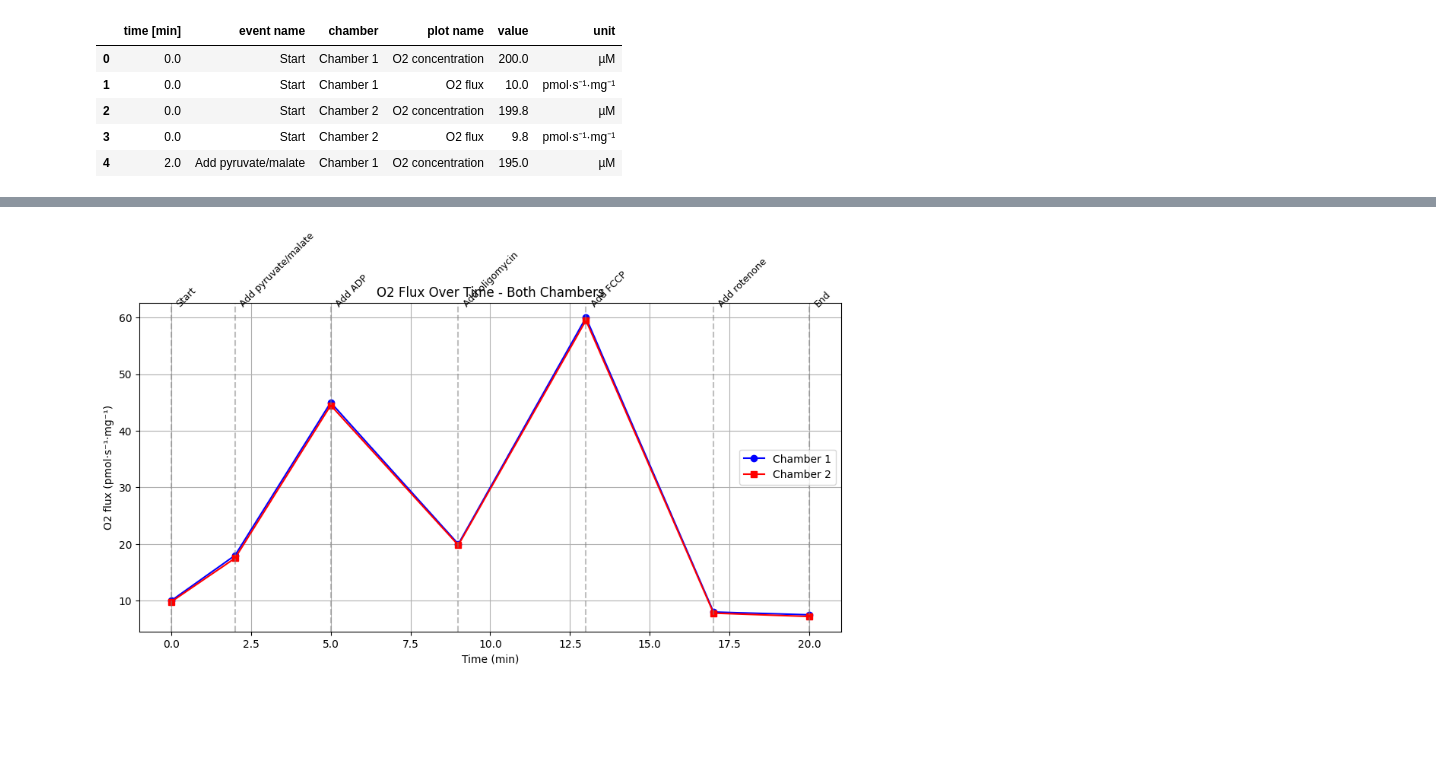
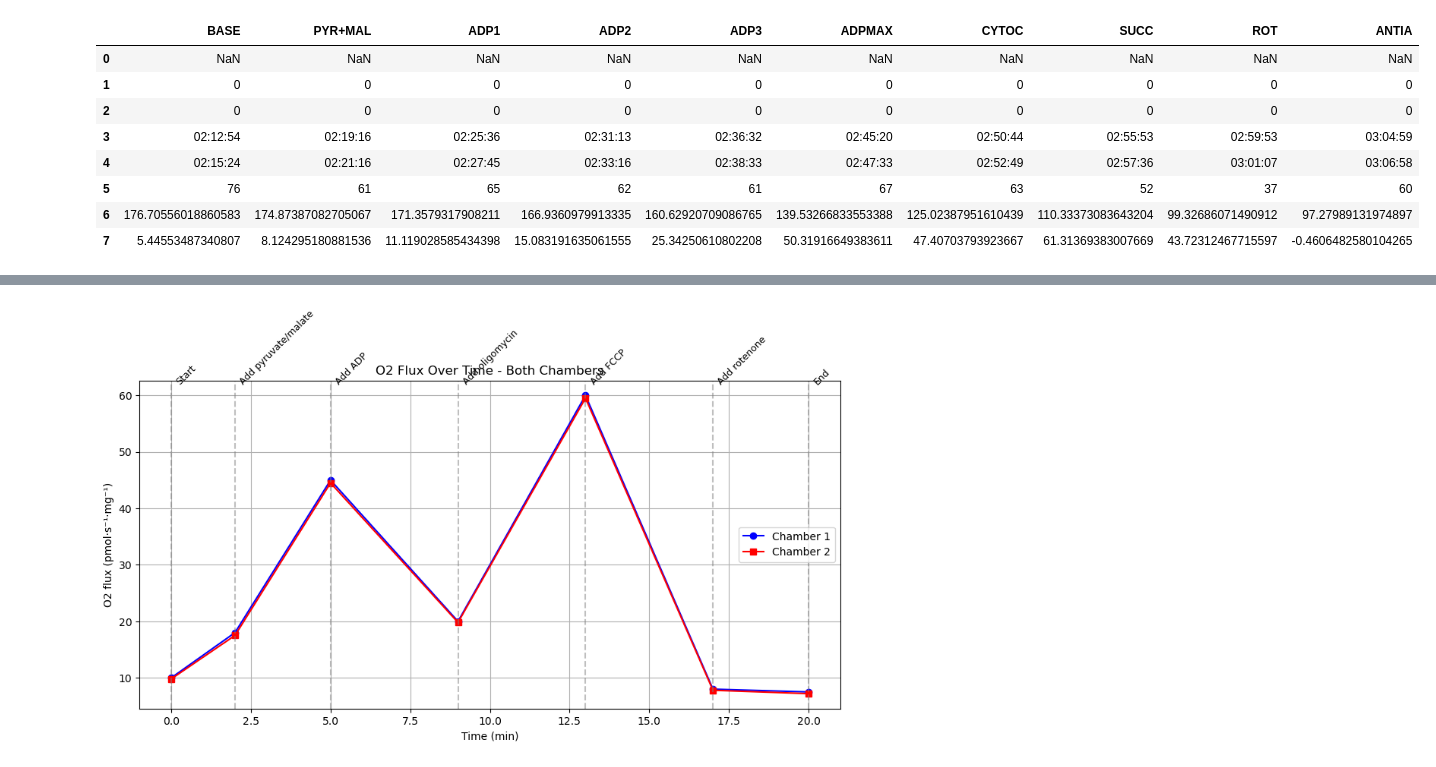
Before and after one commit to Ldincer36/o2kworkflow, a Jupyter notebook: notebooks/01_explore_datlab.ipynb, the cells around one changed output, grey strips where cells are left out. Drawn from its saved outputs; the diff is of its cells as text; code cells hidden in the pictures; blank space fills up the shorter version.

```diff
--- a/notebooks/01_explore_datlab.ipynb
+++ b/notebooks/01_explore_datlab.ipynb
@@ -2,6 +2,71 @@
 import pandas as pd
 import matplotlib.pyplot as plt
 # %%
-df = pd.read_csv("../data/o2k_sample_export.csv")
-df.head()
+#df = pd.read_csv("../data/trial_1.csv", sep="\t", skiprows=1)
+
+
+#df2 = pd.read_csv("../data/trial_1.csv", sep="\t")
+#df2 = df.drop(df.columns[0,1], axis=1)
+'''
+Need to check for anti mysin in event name for a different baseline
+'''
+"""
+with open("../data/trial_1.csv") as f:
+    for i, line in enumerate(f):
+        print(i, line)
+        """
+df = pd.read_csv(
+    "../data/trial_1.csv",
+    sep="\t",
+    skiprows=1
+)
+
+df = df.iloc[:, 9: -1]
+
+
+print(df.columns)
+
+df.columns = df.columns.str.strip()
+df = df.iloc[:-1]
+display(df)
+"""
+if 'ANTIA' in df.columns:
+    print("ANTIA column exists")
+    baseline = df.iloc[7, -1]
+    print(baseline)
+print(df.loc[7])
+"""
+# Find a column related to anti-mysin (case-insensitive, tolerant of variations)
+anti_candidates = df.columns[df.columns.str.upper().str.contains("ANTI|MYSIN")]
+if len(anti_candidates) > 0:
+    anti_col = anti_candidates[0]
+    print(f"Using anti-mysin column: {anti_col}")
+else:
+    anti_col = None
+    print("No anti-mysin column found; will fall back to last column as baseline.")
+
+# Choose baseline column (anti_col if found, otherwise last column)
+baseline_col = anti_col if anti_col is not None else df.columns[-1]
+row_idx_position = 7
+if row_idx_position >= len(df):
+    raise IndexError(f"Requested row position {row_idx_position} is out of range for dataframe with {len(df)} rows.")
+
+# get baseline value (coerce to numeric)
+baseline_value = pd.to_numeric(df.iloc[row_idx_position][baseline_col], errors="coerce")
+if pd.isna(baseline_value):
+    raise ValueError(f"Baseline value at row {row_idx_position}, col '{baseline_col}' is not numeric or is missing.")
+
+print("Baseline value:", baseline_value)
+
+row_numeric = df.iloc[row_idx_position].apply(pd.to_numeric, errors="coerce")
+new_row = row_numeric - baseline_value
+
+# name the new row and append it
+new_row.name = "baseline_subtracted"
+# assign directly (works even if existing index is integers)
+df.loc[new_row.name] = new_row
+
+
+# show result
+display(df.tail(10))
 # %% [output]
@@ -8,6 +76,9 @@ df.head()
-|  | time [min] | event name | chamber | plot name | value | unit |
-| 0 | 0.0 | Start | Chamber 1 | O2 concentration | 200.0 | µM |
-| 1 | 0.0 | Start | Chamber 1 | O2 flux | 10.0 | pmol·s⁻¹·mg⁻¹ |
-| 2 | 0.0 | Start | Chamber 2 | O2 concentration | 199.8 | µM |
-| 3 | 0.0 | Start | Chamber 2 | O2 flux | 9.8 | pmol·s⁻¹·mg⁻¹ |
-| 4 | 2.0 | Add pyruvate/malate | Chamber 1 | O2 concentration | 195.0 | µM |
+|  | BASE | PYR+MAL | ADP1 | ADP2 | ADP3 | ADPMAX | CYTOC | SUCC | ROT | ANTIA |
+| 0 | NaN | NaN | NaN | NaN | NaN | NaN | NaN | NaN | NaN | NaN |
+| 1 | 0 | 0 | 0 | 0 | 0 | 0 | 0 | 0 | 0 | 0 |
+| 2 | 0 | 0 | 0 | 0 | 0 | 0 | 0 | 0 | 0 | 0 |
+| 3 | 02:12:54 | 02:19:16 | 02:25:36 | 02:31:13 | 02:36:32 | 02:45:20 | 02:50:44 | 02:55:53 | 02:59:53 | 03:04:59 |
+| 4 | 02:15:24 | 02:21:16 | 02:27:45 | 02:33:16 | 02:38:33 | 02:47:33 | 02:52:49 | 02:57:36 | 03:01:07 | 03:06:58 |
+| 5 | 76 | 61 | 65 | 62 | 61 | 67 | 63 | 52 | 37 | 60 |
+| 6 | 176.70556018860583 | 174.87387082705067 | 171.3579317908211 | 166.9360979913335 | 160.62920709086765 | 139.53266833553388 | 125.02387951610439 | 110.33373083643204 | 99.32686071490912 | 97.27989131974897 |
+| 7 | 5.44553487340807 | 8.124295180881536 | 11.119028585434398 | 15.083191635061555 | 25.34250610802208 | 50.31916649383611 | 47.40703793923667 | 61.31369383007669 | 43.72312467715597 | -0.4606482580104265 |
```
Also changed, not shown: parts of 5 cells of this notebook, 31 other files.
